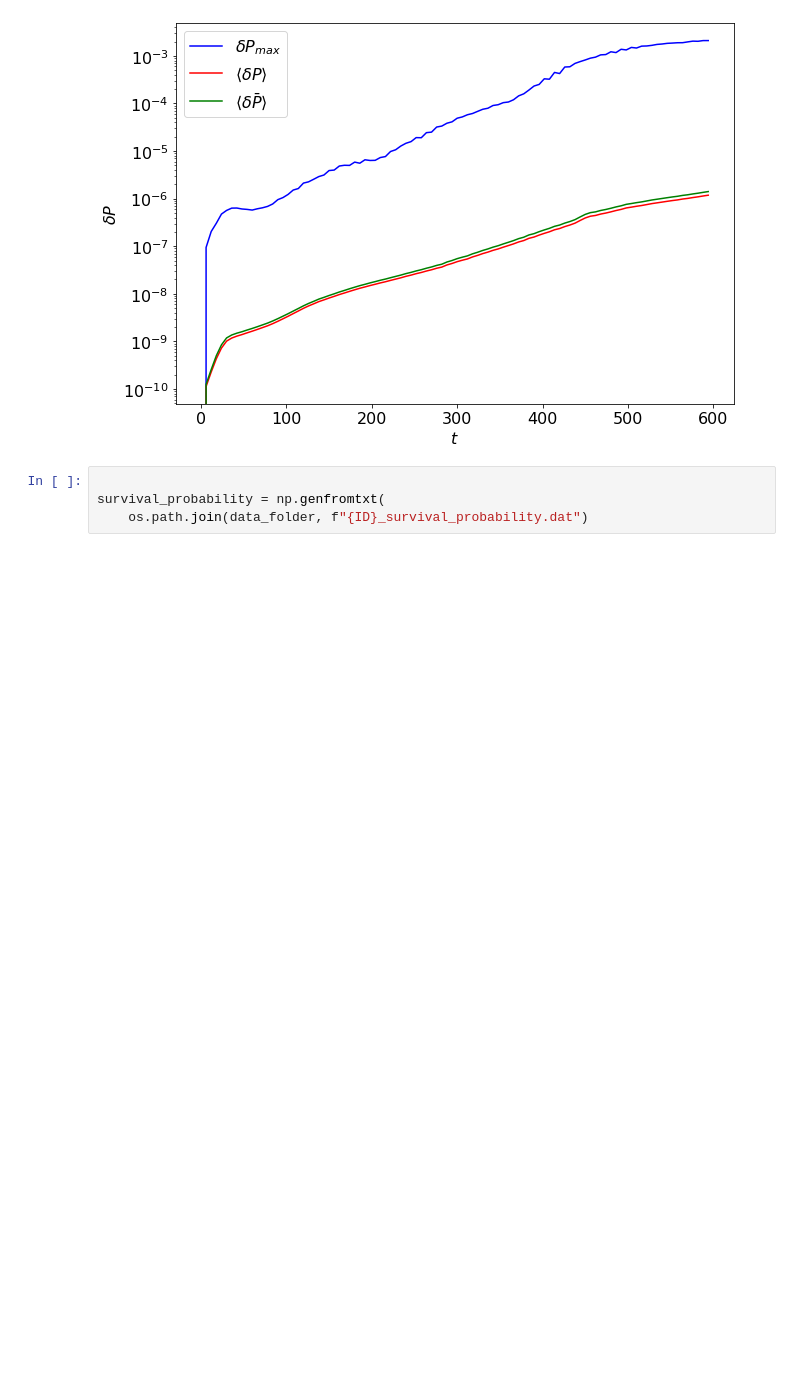
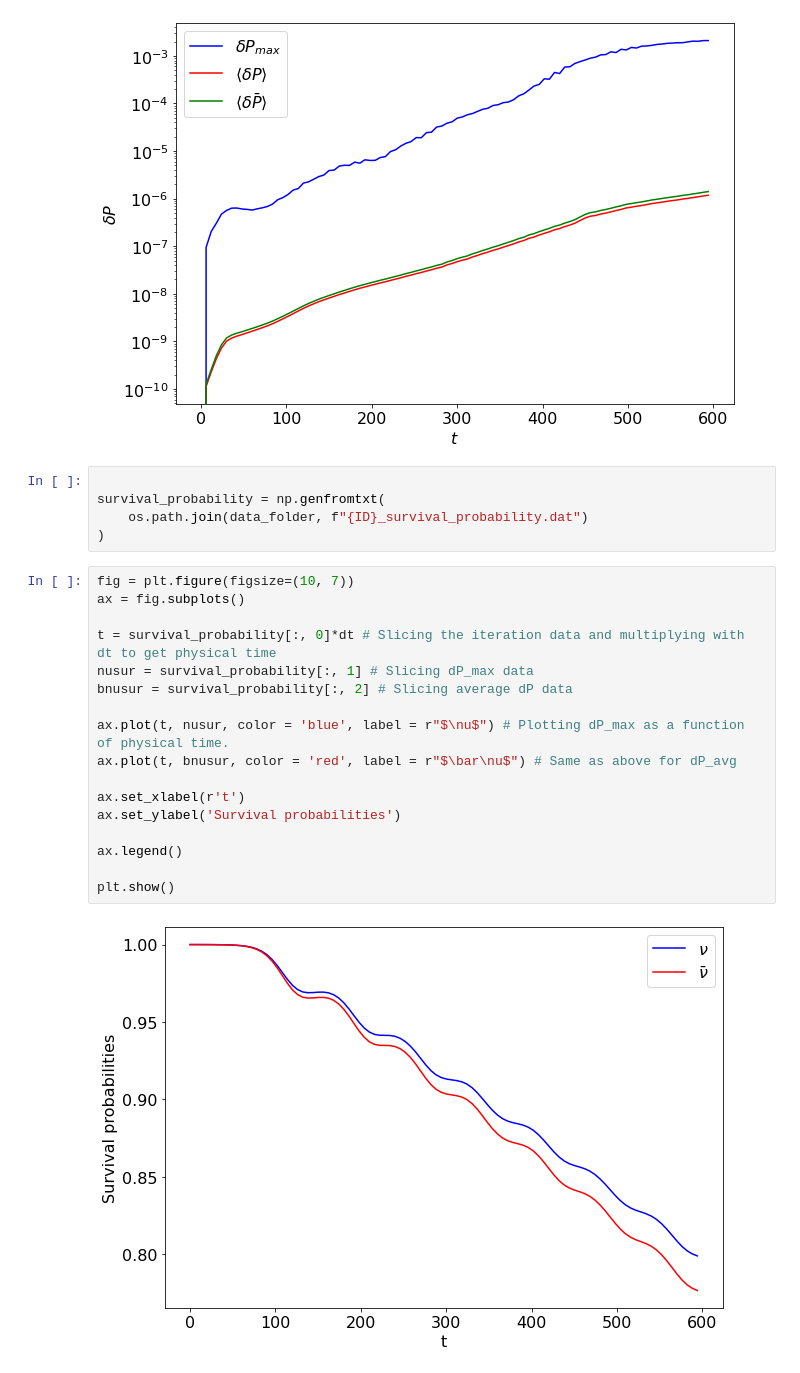
Before and after one commit to Demon-of-Asgard/research_experience_program, a Jupyter notebook: COSEnu/plots/plots.ipynb, the cells around one changed output. Drawn from its saved outputs; the diff is of its cells as text; blank space fills up the shorter version.

```diff
--- a/COSEnu/plots/plots.ipynb
+++ b/COSEnu/plots/plots.ipynb
@@ -84,3 +84,23 @@ plt.show()
 
 survival_probability = np.genfromtxt(
     os.path.join(data_folder, f"{ID}_survival_probability.dat")
+)
+# %%
+fig = plt.figure(figsize=(10, 7))
+ax = fig.subplots()
+
+t = survival_probability[:, 0]*dt # Slicing the iteration data and multiplying with dt to get physical time
+nusur = survival_probability[:, 1] # Slicing dP_max data
+bnusur = survival_probability[:, 2] # Slicing average dP data
+
+ax.plot(t, nusur, color = 'blue', label = r"$\nu$") # Plotting dP_max as a function of physical time.
+ax.plot(t, bnusur, color = 'red', label = r"$\bar\nu$") # Same as above for dP_avg
+
+ax.set_xlabel(r't')
+ax.set_ylabel('Survival probabilities')
+
+ax.legend()
+
+plt.show()
+# %% [output]
+[figure, added]
```
Also changed, not shown: 2 other files.
